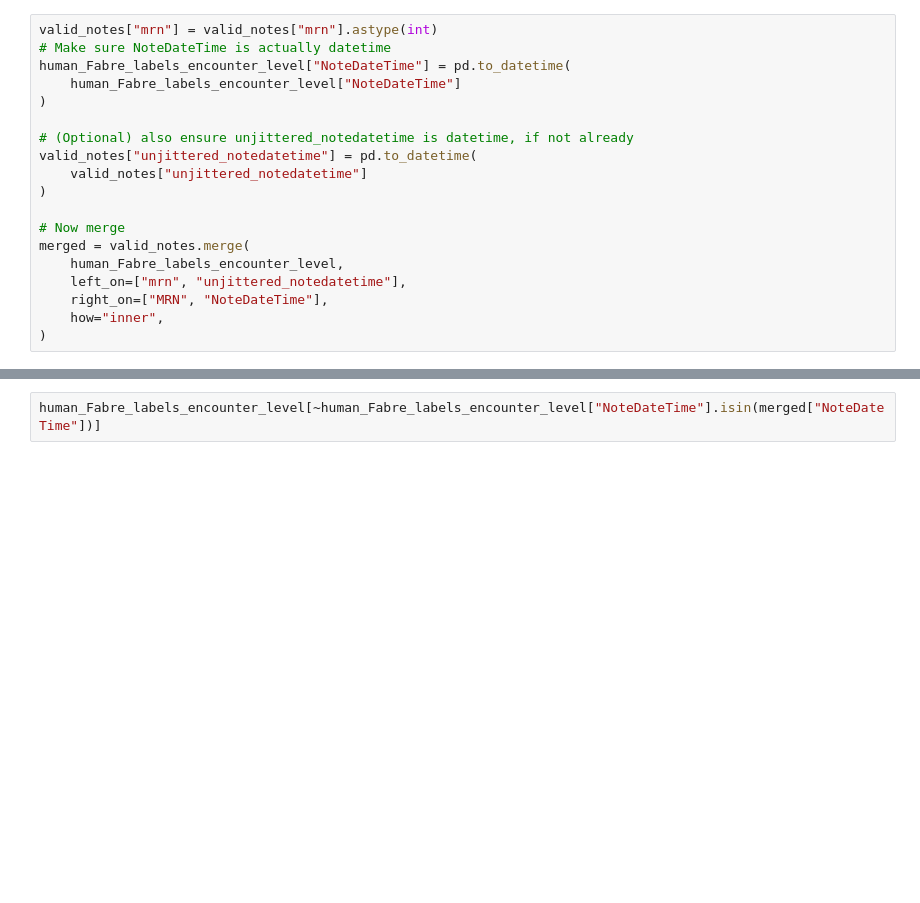
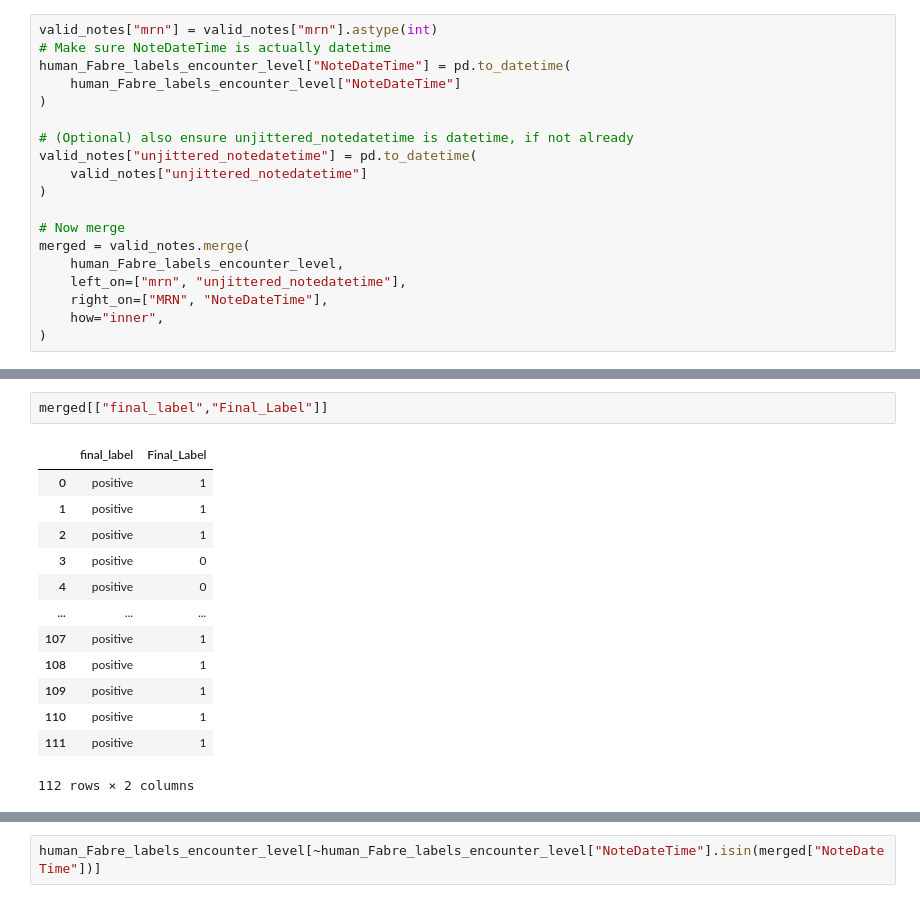
Before and after one commit to HealthRex/CDSS, a Jupyter notebook: scripts/Blood_Culture_Stewardship/Adult_refactor/src/physician_label_aggregate/clean_Fabre_human.ipynb, the cells around one changed output, grey strips where cells are left out. Drawn from its saved outputs; the diff is of its cells as text; blank space fills up the shorter version.

```diff
--- a/scripts/Blood_Culture_Stewardship/Adult_refactor/src/physician_label_aggregate/clean_Fabre_human.ipynb
+++ b/scripts/Blood_Culture_Stewardship/Adult_refactor/src/physician_label_aggregate/clean_Fabre_human.ipynb
@@ -436,0 +460,16 @@ merged = valid_notes.merge(
+# %%
+merged[["final_label","Final_Label"]]
+# %% [output]
+|  | final_label | Final_Label |
+| 0 | positive | 1 |
+| 1 | positive | 1 |
+| 2 | positive | 1 |
+| 3 | positive | 0 |
+| 4 | positive | 0 |
+| ... | ... | ... |
+| 107 | positive | 1 |
+| 108 | positive | 1 |
+| 109 | positive | 1 |
+| 110 | positive | 1 |
+| 111 | positive | 1 |
+112 rows × 2 columns
```
Also changed, not shown: parts of 3 cells of this notebook, 2 other files.
